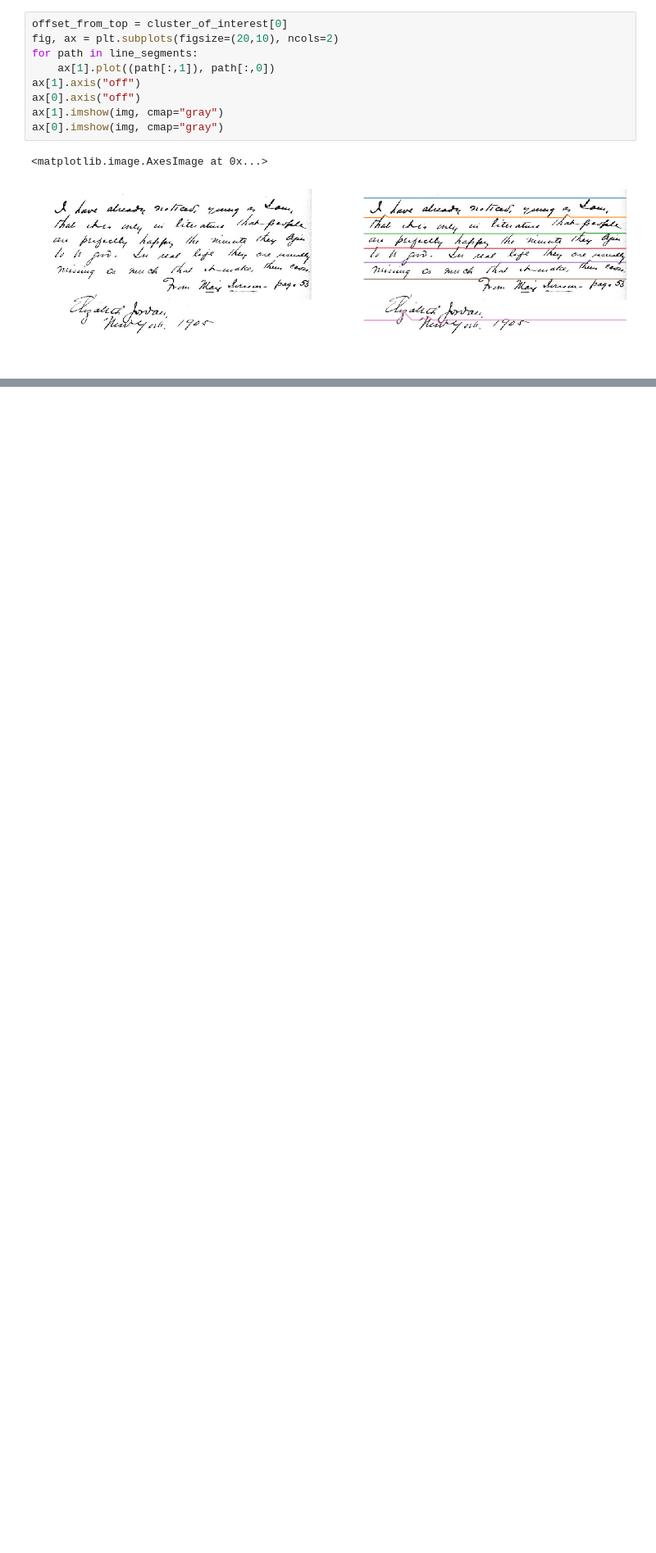
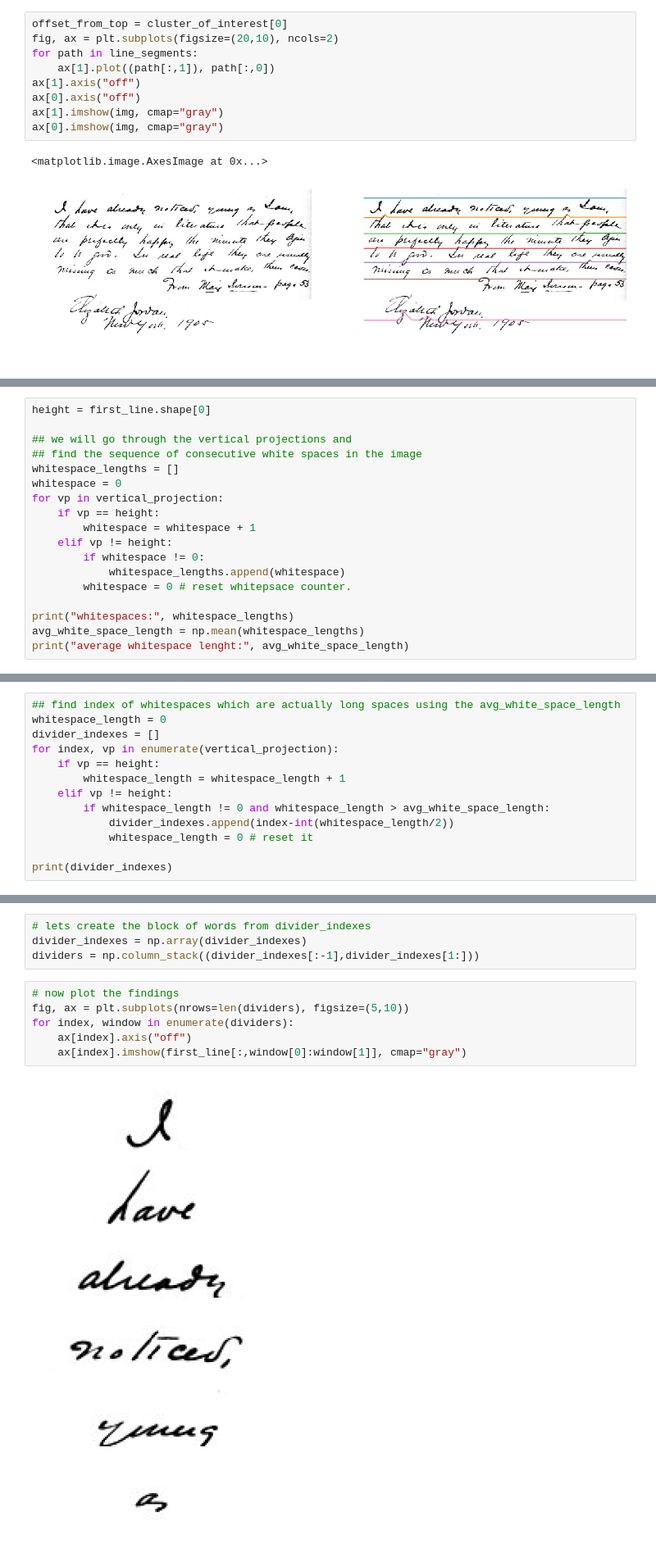
Before and after one commit to muthuspark/line-segmentation-handwritten-doc, a Jupyter notebook: A* Path Planning Line Segmentation Algorithm.ipynb, the cells around one changed output, grey strips where cells are left out. Shown at 82% size. Drawn from its saved outputs; the diff is of its cells as text; blank space fills up the shorter version.

Commit message:
word segmenation logic

```diff
--- a/A* Path Planning Line Segmentation Algorithm.ipynb
+++ b/A* Path Planning Line Segmentation Algorithm.ipynb
@@ -249,0 +295,18 @@ ax[0].imshow(img, cmap="gray")
+# %%
+height = first_line.shape[0]
+
+## we will go through the vertical projections and
+## find the sequence of consecutive white spaces in the image
+whitespace_lengths = []
+whitespace = 0
+for vp in vertical_projection:
+    if vp == height:
+        whitespace = whitespace + 1
+    elif vp != height:
+        if whitespace != 0:
+            whitespace_lengths.append(whitespace)
+        whitespace = 0 # reset whitepsace counter.
+
+print("whitespaces:", whitespace_lengths)
+avg_white_space_length = np.mean(whitespace_lengths)
+print("average whitespace lenght:", avg_white_space_length)
@@ -249,0 +316,13 @@ ax[0].imshow(img, cmap="gray")
+# %%
+## find index of whitespaces which are actually long spaces using the avg_white_space_length
+whitespace_length = 0
+divider_indexes = []
+for index, vp in enumerate(vertical_projection):
+    if vp == height:
+        whitespace_length = whitespace_length + 1
+    elif vp != height:
+        if whitespace_length != 0 and whitespace_length > avg_white_space_length:
+            divider_indexes.append(index-int(whitespace_length/2))
+            whitespace_length = 0 # reset it
+
+print(divider_indexes)
@@ -249,0 +331,12 @@ ax[0].imshow(img, cmap="gray")
+# %%
+# lets create the block of words from divider_indexes
+divider_indexes = np.array(divider_indexes)
+dividers = np.column_stack((divider_indexes[:-1],divider_indexes[1:]))
+# %%
+# now plot the findings
+fig, ax = plt.subplots(nrows=len(dividers), figsize=(5,10))
+for index, window in enumerate(dividers):
+    ax[index].axis("off")
+    ax[index].imshow(first_line[:,window[0]:window[1]], cmap="gray")
+# %% [output]
+[figure, added]
```
Also changed, not shown: parts of 9 cells of this notebook, 1 other file.
